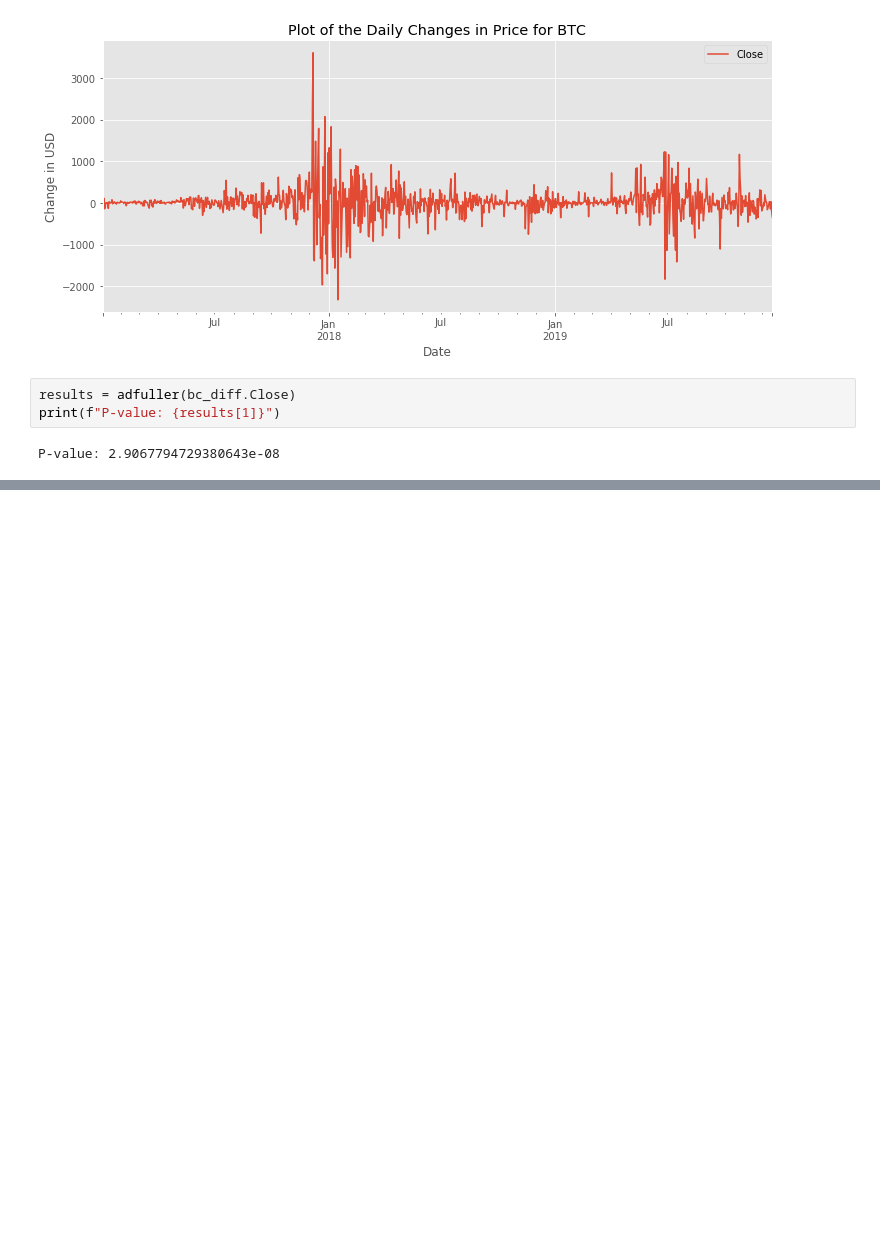
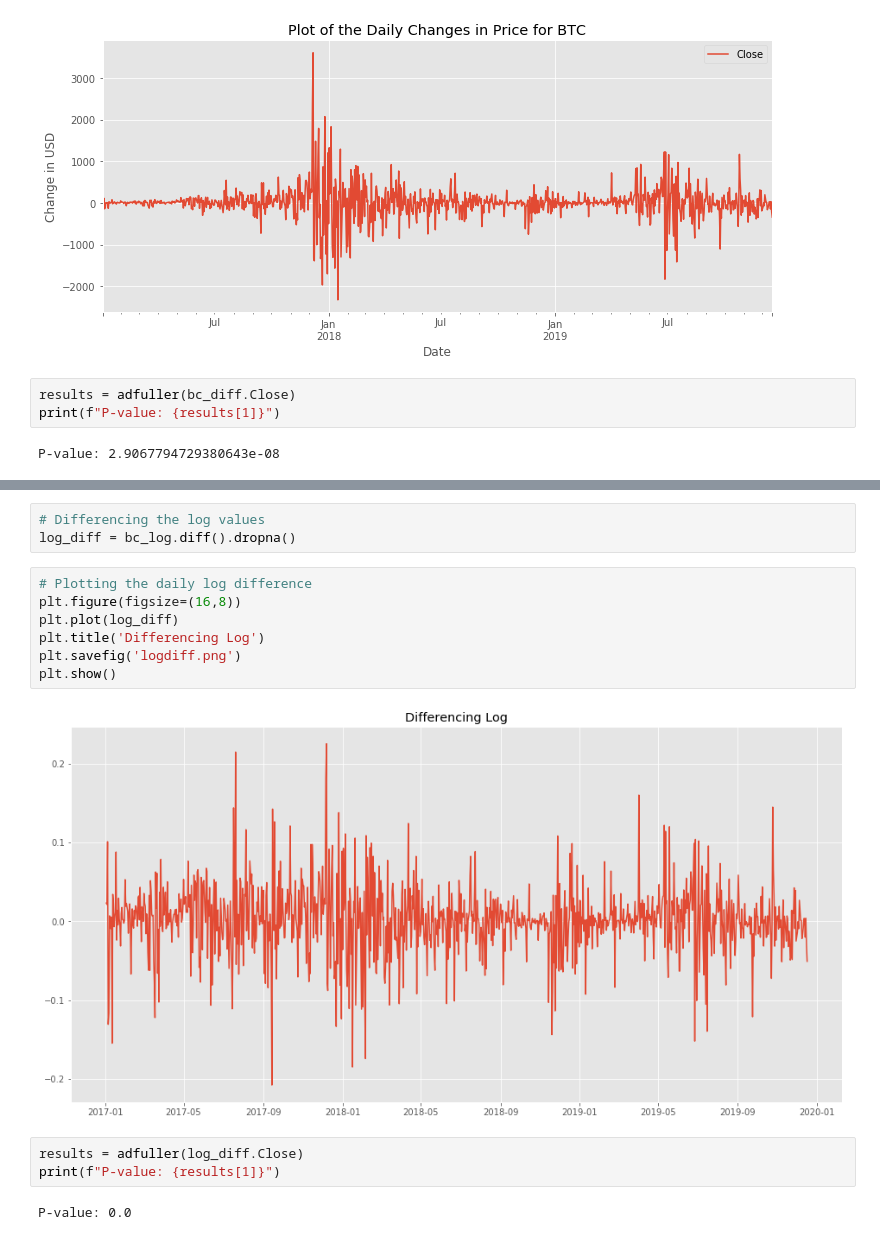
Before and after one commit to varnittewari/Modeling-Time-Series, a Jupyter notebook: Modelling.ipynb, the cells around one changed output, grey strips where cells are left out. Saved outputs shown, nothing was run; the diff lists cells and outputs as text; blank space fills up the shorter version.

```diff
--- a/Modelling.ipynb
+++ b/Modelling.ipynb
@@ -86,0 +102,17 @@ P-value: 2.9067794729380643e-08
+# %%
+# Differencing the log values
+log_diff = bc_log.diff().dropna()
+# %%
+# Plotting the daily log difference
+plt.figure(figsize=(16,8))
+plt.plot(log_diff)
+plt.title('Differencing Log')
+plt.savefig('logdiff.png')
+plt.show()
+# %% [output]
+[figure, added]
+# %%
+results = adfuller(log_diff.Close)
+print(f"P-value: {results[1]}")
+# %% [output]
+P-value: 0.0
```
Also changed, not shown: parts of 10 cells of this notebook, 2 other files.
